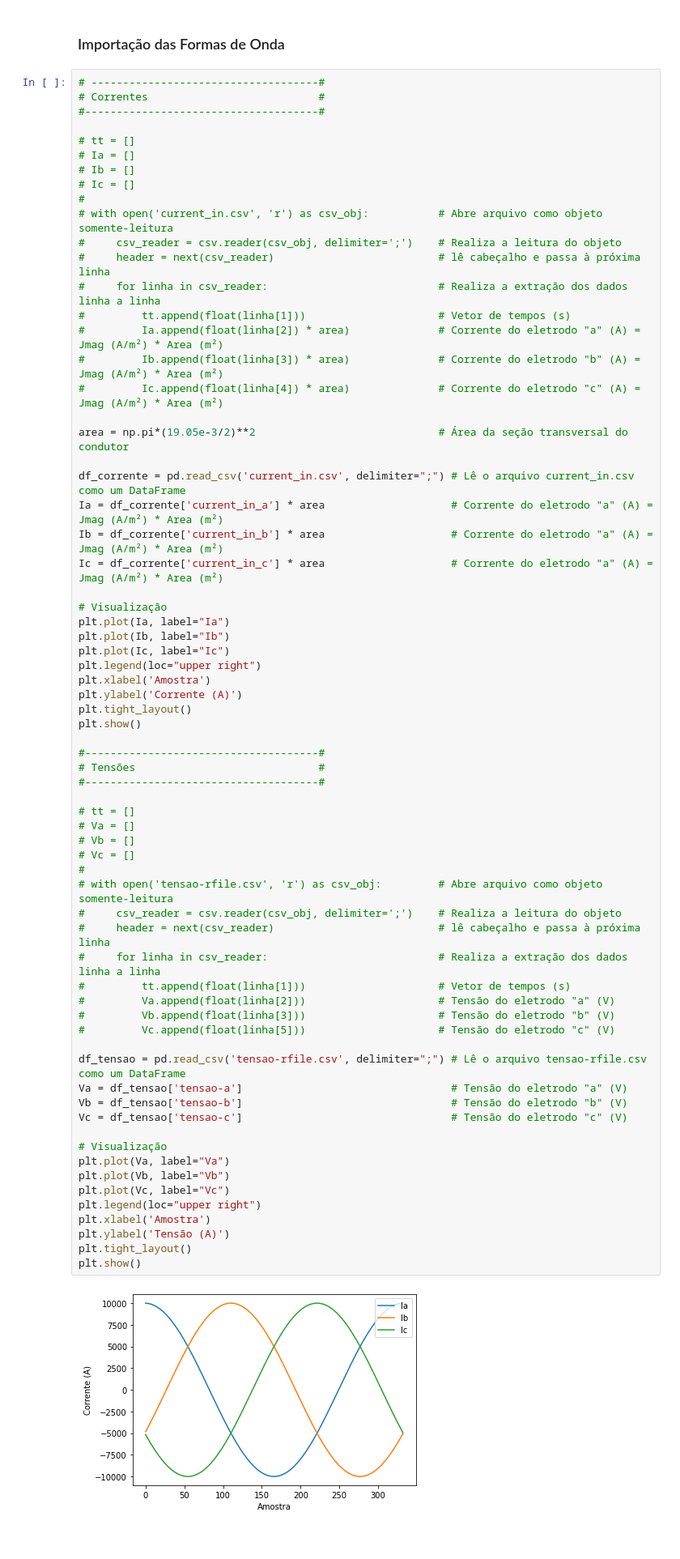
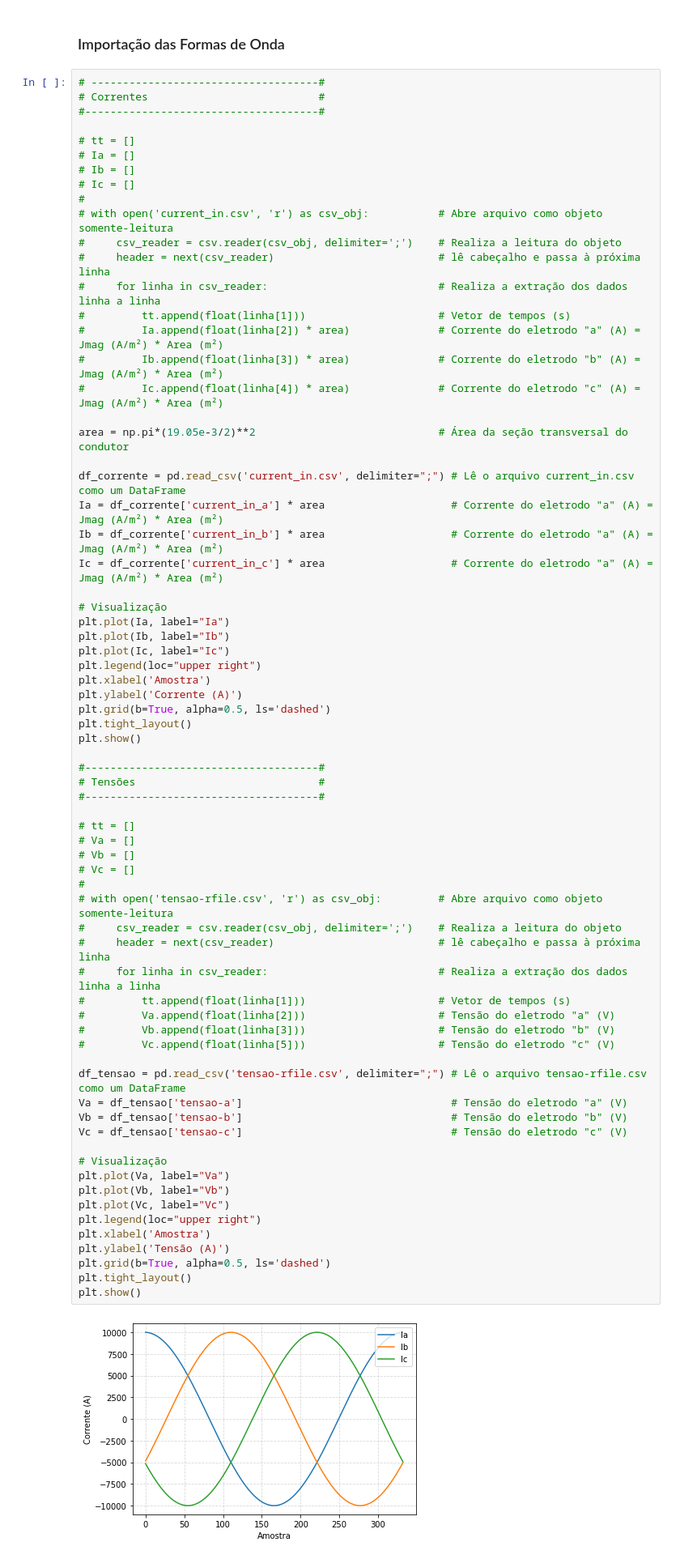
Before and after one commit to RodLondero/mestrado-codes, a Jupyter notebook: arc-impedance/arc_impedance.ipynb, the cells around one changed output. Shown: that part at 81% size. Saved outputs shown, nothing was run; the diff lists cells and outputs as text.

Commit message:
Grid and print added

```diff
--- a/arc-impedance/arc_impedance.ipynb
+++ b/arc-impedance/arc_impedance.ipynb
@@ -63,6 +63,7 @@ plt.plot(Ic, label="Ic")
 plt.legend(loc="upper right")
 plt.xlabel('Amostra')
 plt.ylabel('Corrente (A)')
+plt.grid(b=True, alpha=0.5, ls='dashed')
 plt.tight_layout()
 plt.show()
 
@@ -72,34 +73,35 @@ plt.show()
 
 # tt = []
 # Va = []
 # Vb = []
 # Vc = []
 #
 # with open('tensao-rfile.csv', 'r') as csv_obj:         # Abre arquivo como objeto somente-leitura
 #     csv_reader = csv.reader(csv_obj, delimiter=';')    # Realiza a leitura do objeto
 #     header = next(csv_reader)                          # lê cabeçalho e passa à próxima linha
 #     for linha in csv_reader:                           # Realiza a extração dos dados linha a linha
 #         tt.append(float(linha[1]))                     # Vetor de tempos (s)
 #         Va.append(float(linha[2]))                     # Tensão do eletrodo "a" (V)
 #         Vb.append(float(linha[3]))                     # Tensão do eletrodo "b" (V)
 #         Vc.append(float(linha[5]))                     # Tensão do eletrodo "c" (V)
 
 df_tensao = pd.read_csv('tensao-rfile.csv', delimiter=";") # Lê o arquivo tensao-rfile.csv como um DataFrame
 Va = df_tensao['tensao-a']                                 # Tensão do eletrodo "a" (V)
 Vb = df_tensao['tensao-b']                                 # Tensão do eletrodo "b" (V)
 Vc = df_tensao['tensao-c']                                 # Tensão do eletrodo "c" (V)
 
 # Visualização
 plt.plot(Va, label="Va")
 plt.plot(Vb, label="Vb")
 plt.plot(Vc, label="Vc")
 plt.legend(loc="upper right")
 plt.xlabel('Amostra')
 plt.ylabel('Tensão (A)')
+plt.grid(b=True, alpha=0.5, ls='dashed')
 plt.tight_layout()
 plt.show()
 # %% [output]
-[figure, old version]
+[figure, new version]
 [figure]
 # %% [markdown]
 ### Cálculo da Impedância do Arco
```
Also changed, not shown: parts of 2 cells of this notebook.
